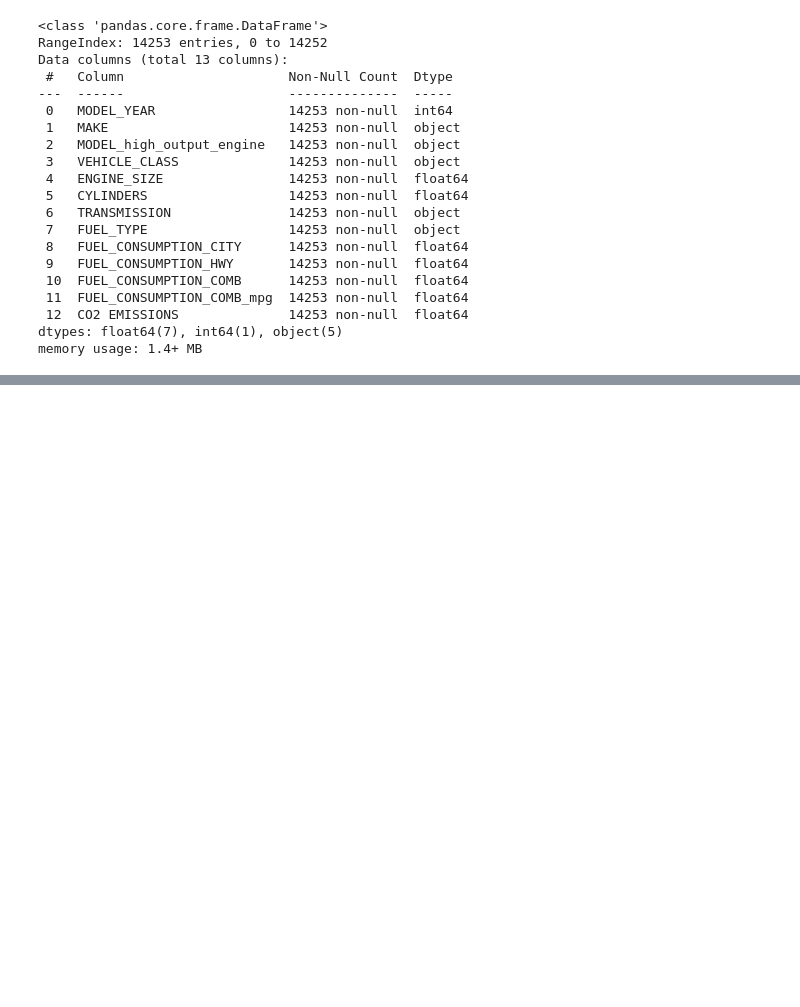
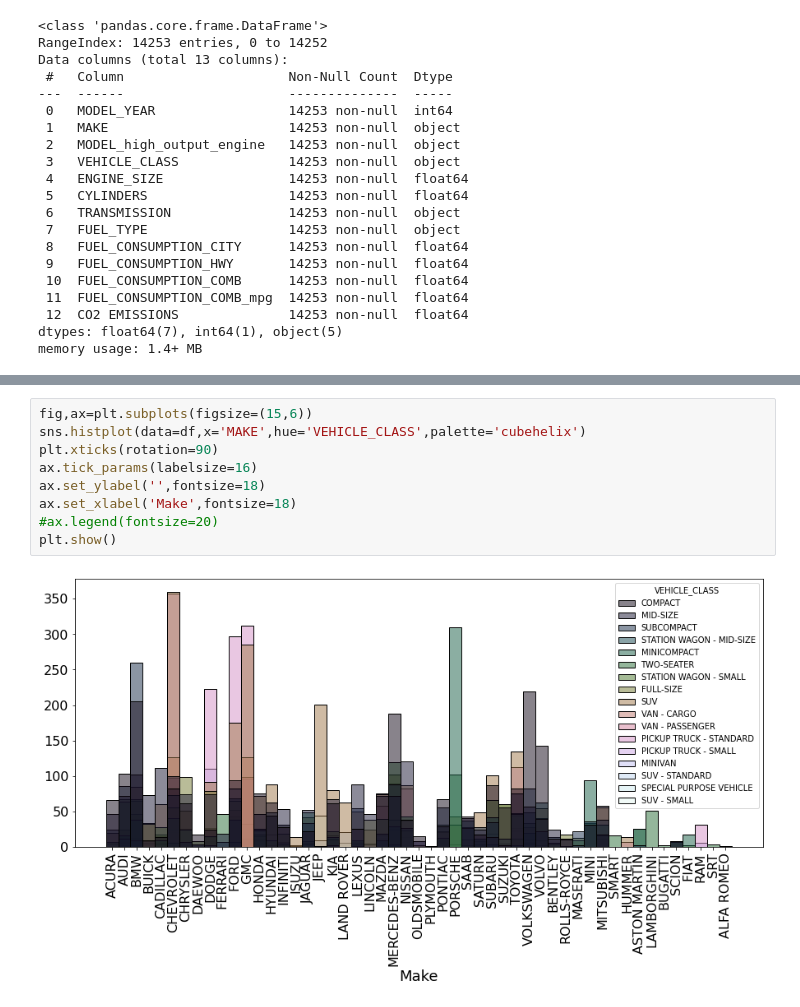
Before and after one commit to csparanjape/Fuel_Consumption, a Jupyter notebook: 02_Fuel_Consumption_Exploratory_data_analysis.ipynb, the cells around one changed output, grey strips where cells are left out. Drawn from its saved outputs; the diff is of its cells as text; blank space fills up the shorter version.

```diff
--- a/02_Fuel_Consumption_Exploratory_data_analysis.ipynb
+++ b/02_Fuel_Consumption_Exploratory_data_analysis.ipynb
@@ -64,0 +120,11 @@ df.describe()
+# %%
+fig,ax=plt.subplots(figsize=(15,6))
+sns.histplot(data=df,x='MAKE',hue='VEHICLE_CLASS',palette='cubehelix')
+plt.xticks(rotation=90)
+ax.tick_params(labelsize=16)
+ax.set_ylabel('',fontsize=18)
+ax.set_xlabel('Make',fontsize=18)
+#ax.legend(fontsize=20)
+plt.show()
+# %% [output]
+[figure, added]
```
Also changed, not shown: parts of 13 cells of this notebook.
